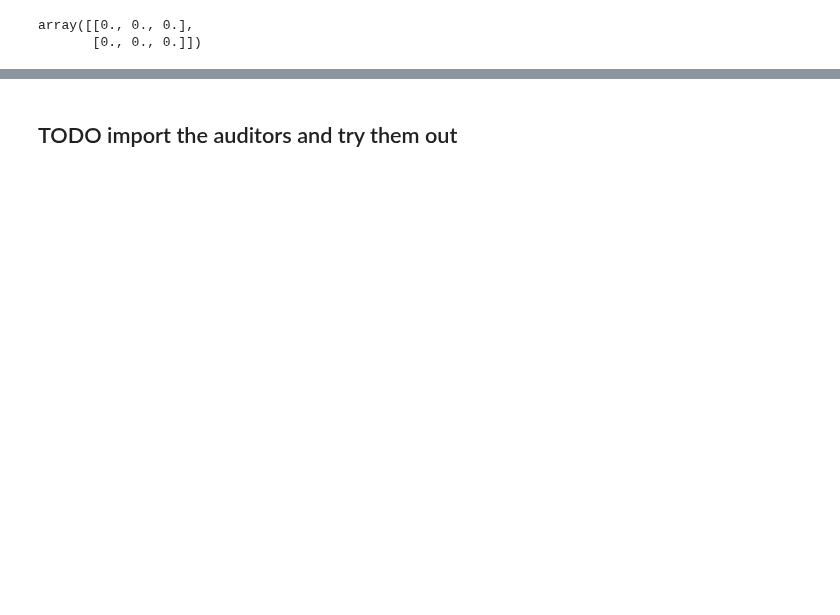
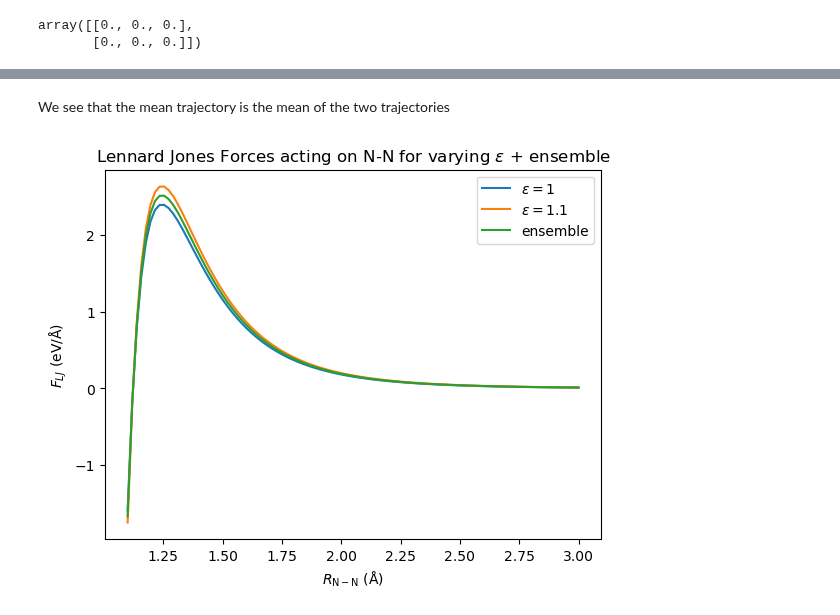
Before and after one commit to globus-labs/cascade, a Jupyter notebook: 2_cascade/2_prototype-audits.ipynb, the cells around one changed output, grey strips where cells are left out. Drawn from its saved outputs; the diff is of its cells as text; code cells hidden in the pictures; blank space fills up the shorter version.

```diff
--- a/2_cascade/2_prototype-audits.ipynb
+++ b/2_cascade/2_prototype-audits.ipynb
@@ -96 +114,15 @@ traj_ens
+# %%
+x_ens, f_mean = get_diatomic_quantities(traj_ens)
+# %% [markdown]
+We see that the mean trajectory is the mean of the two trajectories
+# %%
+plt.plot(x_lj1, f_lj1, label='$\epsilon=1$')
+plt.plot(x_lj2, f_lj2, label='$\epsilon=1.1$')
+plt.plot(x_ens, f_mean, label='ensemble')
+plt.xlabel('$R_\mathrm{{N-N}}$ ($\mathrm{\AA}$)')
+plt.ylabel('$F_{LJ}$ (eV/$\mathrm{\AA}$)')
+plt.legend()
+plt.title('Lennard Jones Forces acting on N-N for varying $\epsilon$ + ensemble');
+# %% [output]
+[figure, added]
 # %%
@@ -106,2 +129,0 @@ traj_ens['atoms'][0].calc
-# %% [markdown]
-## TODO import the auditors and try them out
```
Also changed, not shown: parts of 21 cells of this notebook, 1 other file.
